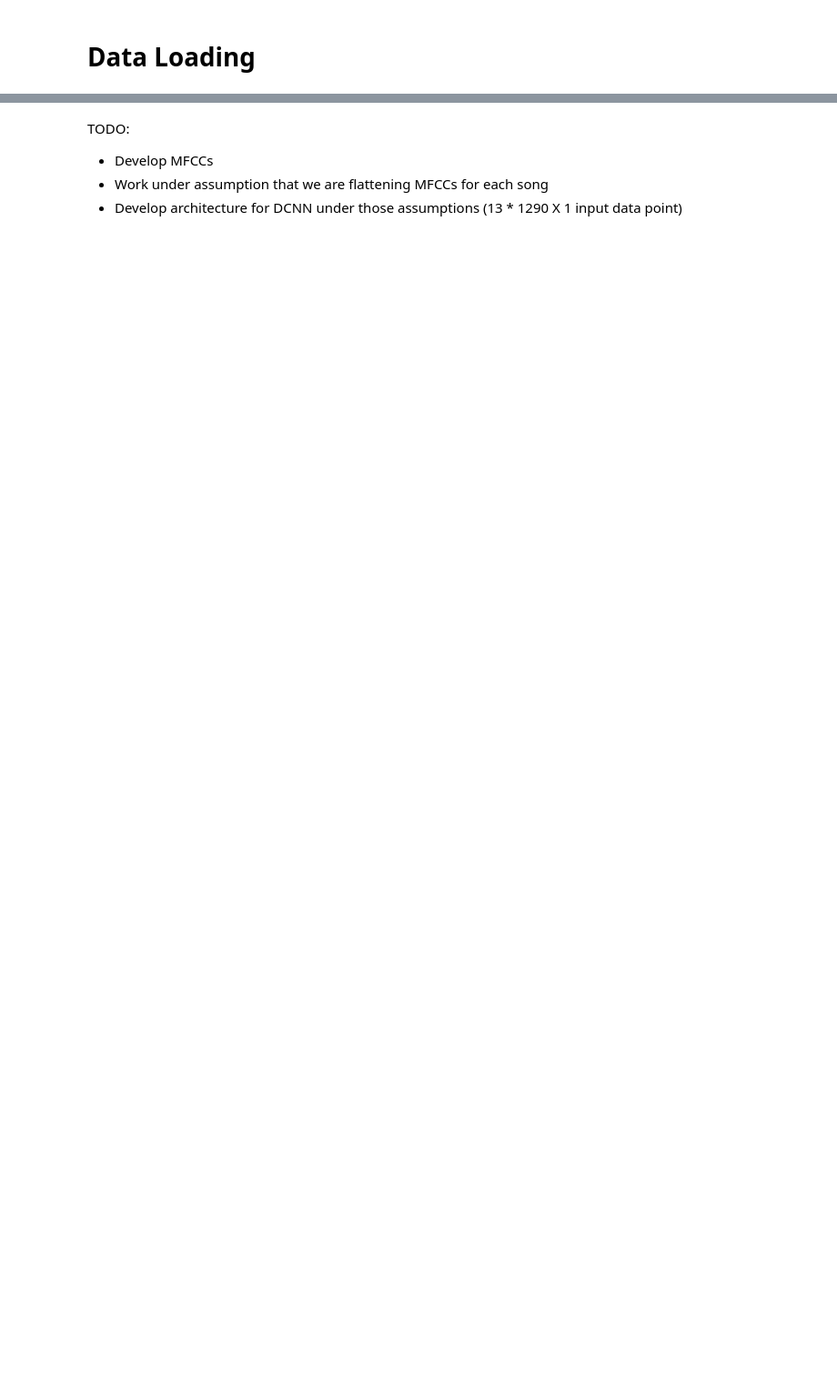
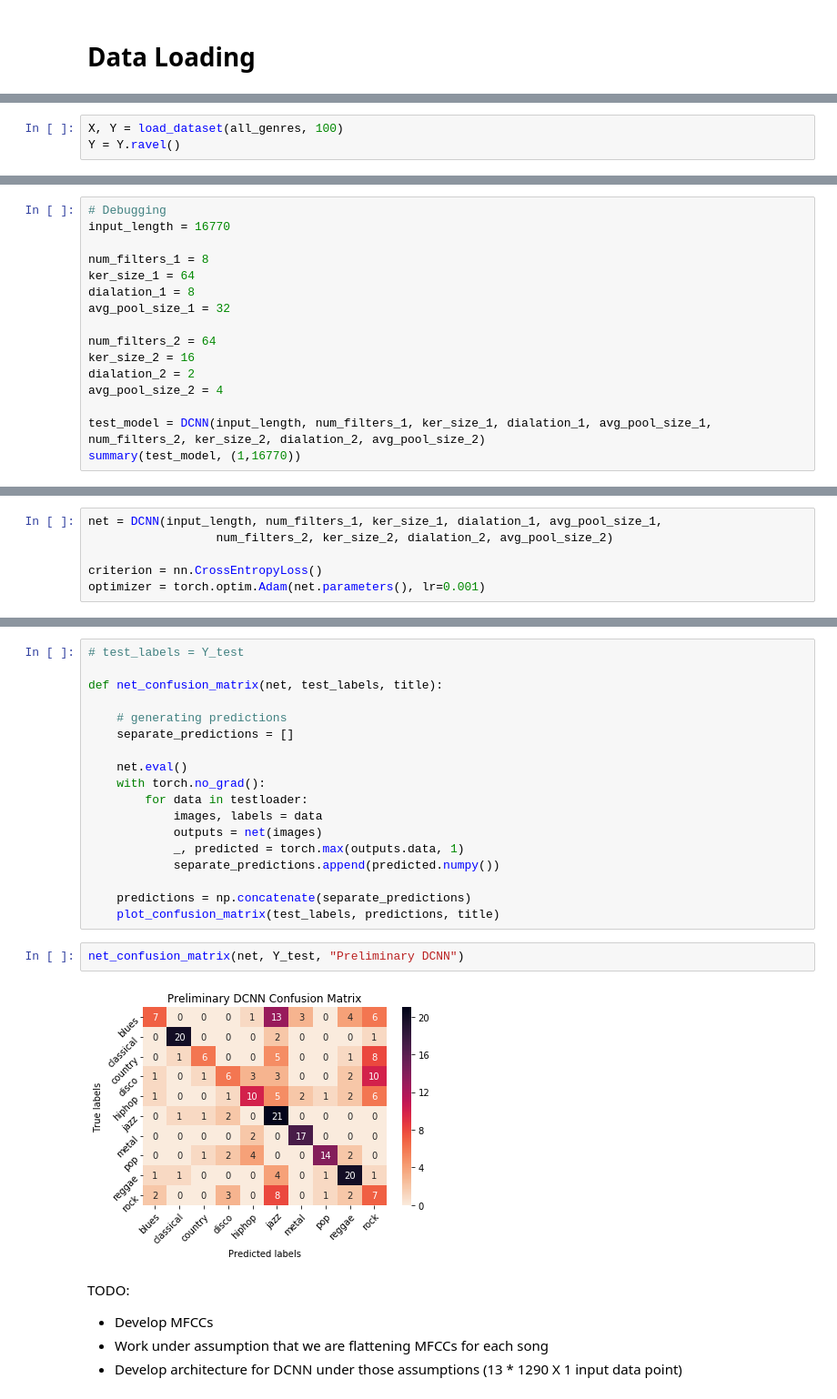
Before and after one commit to brendanyap/Genre-Classification, a Jupyter notebook: Tong_notebook.ipynb, the cells around one changed output, grey strips where cells are left out. Shown at 91% size. Saved outputs shown, nothing was run; the diff lists cells and outputs as text; blank space fills up the shorter version.

```diff
--- a/Tong_notebook.ipynb
+++ b/Tong_notebook.ipynb
@@ -74,0 +62,3 @@ http://cs229.stanford.edu/proj2018/report/19.pdf for DCNNs
+# %%
+X, Y = load_dataset(all_genres, 100)
+Y = Y.ravel()
@@ -74,0 +148,16 @@ http://cs229.stanford.edu/proj2018/report/19.pdf for DCNNs
+# %%
+# Debugging
+input_length = 16770
+
+num_filters_1 = 8
+ker_size_1 = 64
+dialation_1 = 8
+avg_pool_size_1 = 32
+
+num_filters_2 = 64
+ker_size_2 = 16
+dialation_2 = 2
+avg_pool_size_2 = 4
+
+test_model = DCNN(input_length, num_filters_1, ker_size_1, dialation_1, avg_pool_size_1, num_filters_2, ker_size_2, dialation_2, avg_pool_size_2)
+summary(test_model, (1,16770))
@@ -74,0 +182,6 @@ http://cs229.stanford.edu/proj2018/report/19.pdf for DCNNs
+# %%
+net = DCNN(input_length, num_filters_1, ker_size_1, dialation_1, avg_pool_size_1,
+                  num_filters_2, ker_size_2, dialation_2, avg_pool_size_2)
+
+criterion = nn.CrossEntropyLoss()
+optimizer = torch.optim.Adam(net.parameters(), lr=0.001)
@@ -75,3 +268,25 @@ http://cs229.stanford.edu/proj2018/report/19.pdf for DCNNs
+# %%
+# test_labels = Y_test
+
+def net_confusion_matrix(net, test_labels, title):
+
+    # generating predictions
+    separate_predictions = []
+
+    net.eval()
+    with torch.no_grad():
+        for data in testloader:
+            images, labels = data
+            outputs = net(images)
+            _, predicted = torch.max(outputs.data, 1)
+            separate_predictions.append(predicted.numpy())
+
+    predictions = np.concatenate(separate_predictions)
+    plot_confusion_matrix(test_labels, predictions, title)
+# %%
+net_confusion_matrix(net, Y_test, "Preliminary DCNN")
+# %% [output]
+[figure, added]
 # %% [markdown]
 TODO:
 
```
Also changed, not shown: parts of 19 cells of this notebook, 1 other file.
